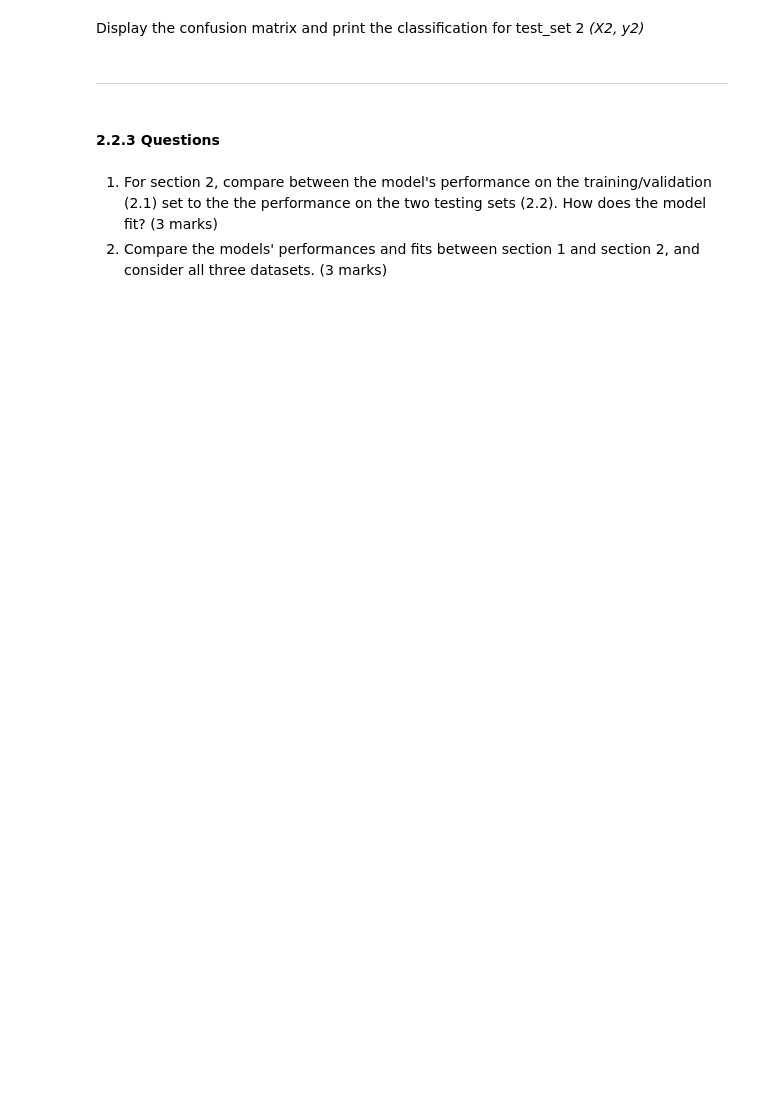
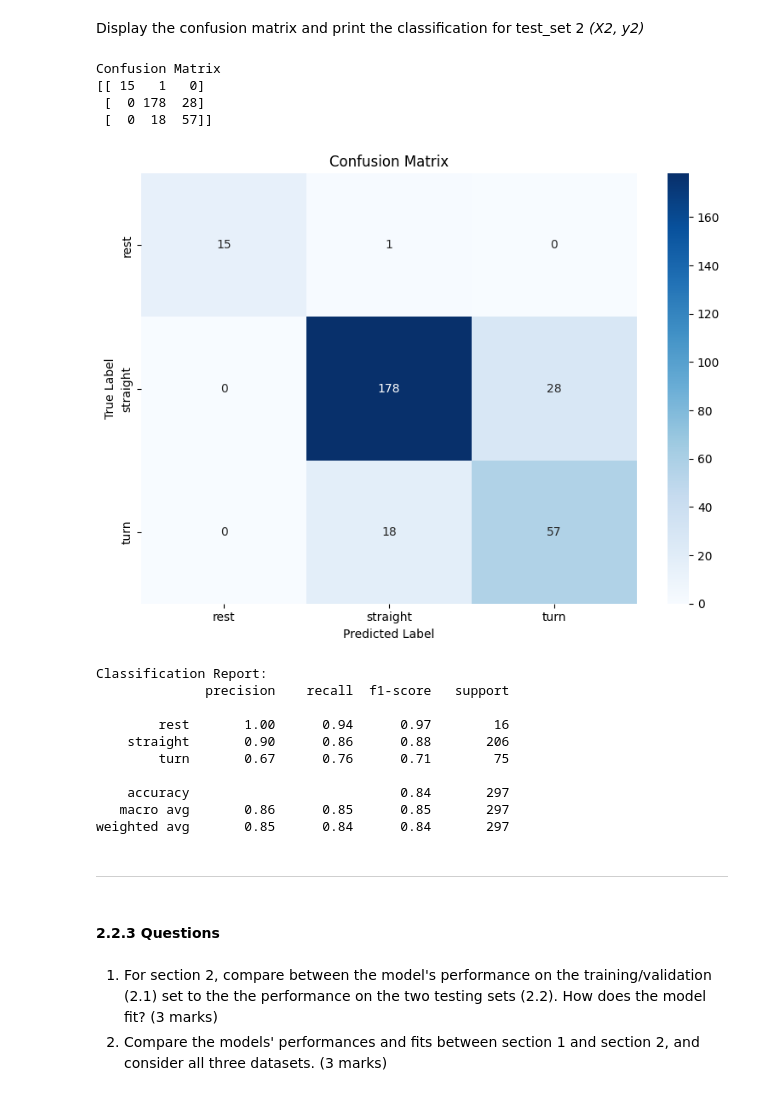
Before and after one commit to quinnledingham/engg680_2024_fall, a Jupyter notebook: Lab_Assignment4/VehicleMotionStateClassification.ipynb, the cells around one changed output. Drawn from its saved outputs; the diff is of its cells as text; code cells hidden in the pictures; blank space fills up the shorter version.

```diff
--- a/Lab_Assignment4/VehicleMotionStateClassification.ipynb
+++ b/Lab_Assignment4/VehicleMotionStateClassification.ipynb
@@ -463,5 +556,7 @@ X1.head(2)
 # %%
 # TODO - Load the target vector from test_set2 into y2, and the selected features from test_set2 into X2
 # y2 =
+y2 = test_set2['motion_state']
 # X2 =
+X2 = test_set2[selected_features]
 X2.head(2)
@@ -483,6 +605,24 @@ Display the confusion matrix and print the classification for test_set 1 *(X1, y
 Display the confusion matrix and print the classification for test_set 2 *(X2, y2)*
 # %%
 # TODO - Display confusion matrix and print classification report for (X2, y2)
+y2_pred = best_model.predict(X2)
+display_cm_cr(y2, y2_pred)
+# %% [output]
+Confusion Matrix
+[[ 15   1   0]
+ [  0 178  28]
+ [  0  18  57]]
+[figure, added]
+Classification Report:
+              precision    recall  f1-score   support
+
+        rest       1.00      0.94      0.97        16
+    straight       0.90      0.86      0.88       206
+        turn       0.67      0.76      0.71        75
+
+    accuracy                           0.84       297
+   macro avg       0.86      0.85      0.85       297
+weighted avg       0.85      0.84      0.84       297
 # %% [markdown]
 ___
 # %% [markdown]
```
Also changed, not shown: parts of 20 cells of this notebook.
